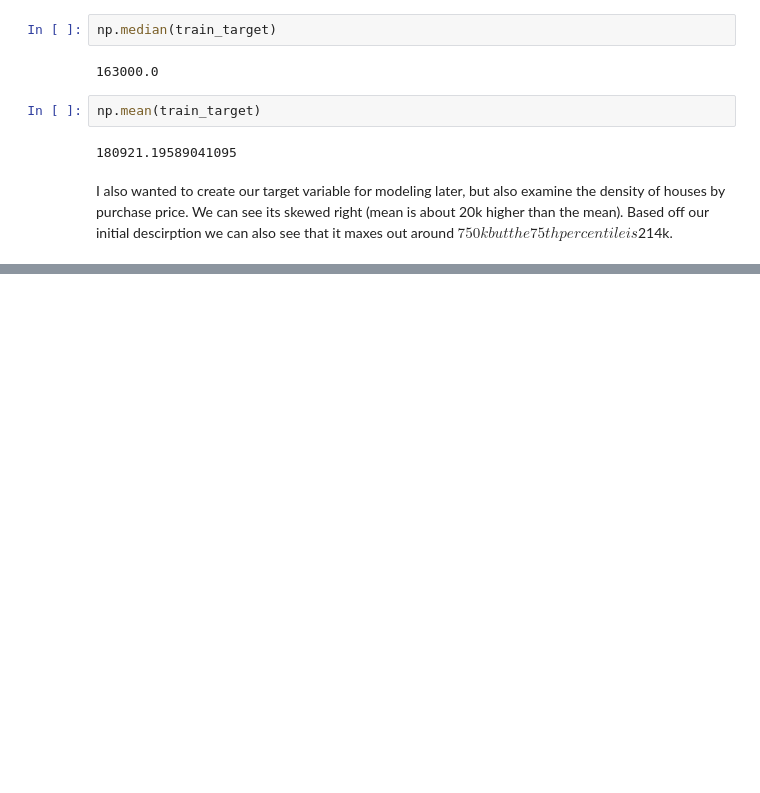
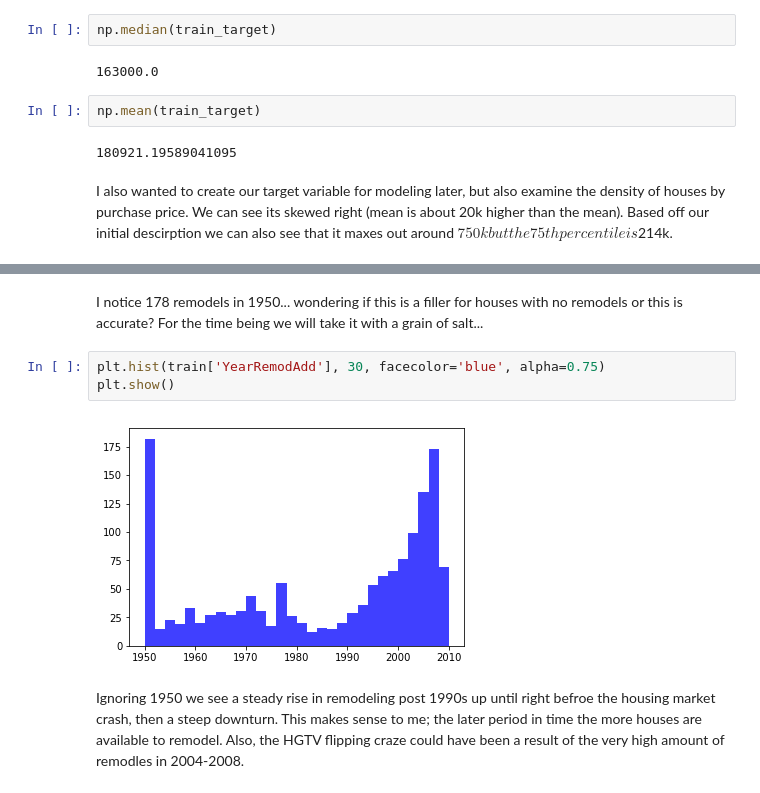
Before and after one commit to quesn012/HousePrices, a Jupyter notebook: Prediction.ipynb, the cells around one changed output, grey strips where cells are left out. Drawn from its saved outputs; the diff is of its cells as text; blank space fills up the shorter version.

```diff
--- a/Prediction.ipynb
+++ b/Prediction.ipynb
@@ -88,0 +143,9 @@ I also wanted to create our target variable for modeling later, but also examine
+# %% [markdown]
+I notice 178 remodels in 1950... wondering if this is a filler for houses with no remodels or this is accurate? For the time being we will take it with a grain of salt...
+# %%
+plt.hist(train['YearRemodAdd'], 30, facecolor='blue', alpha=0.75)
+plt.show()
+# %% [output]
+[figure, added]
+# %% [markdown]
+Ignoring 1950 we see a steady rise in remodeling post 1990s up until right befroe the housing market crash, then a steep downturn. This makes sense to me; the later period in time the more houses are available to remodel. Also, the HGTV flipping craze could have been a result of the very high amount of remodles in 2004-2008.
```
Also changed, not shown: parts of 20 cells of this notebook.
